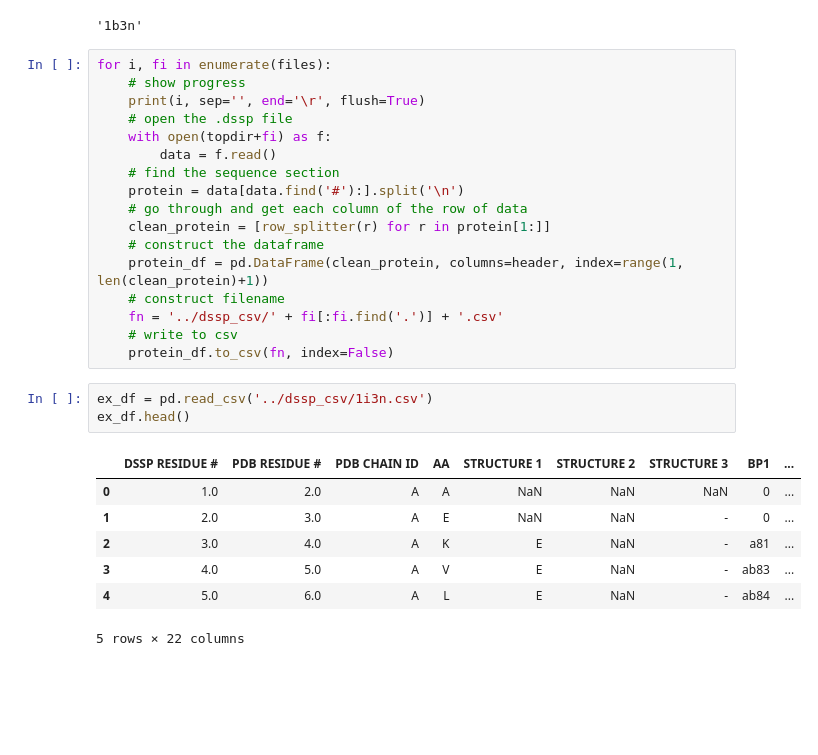
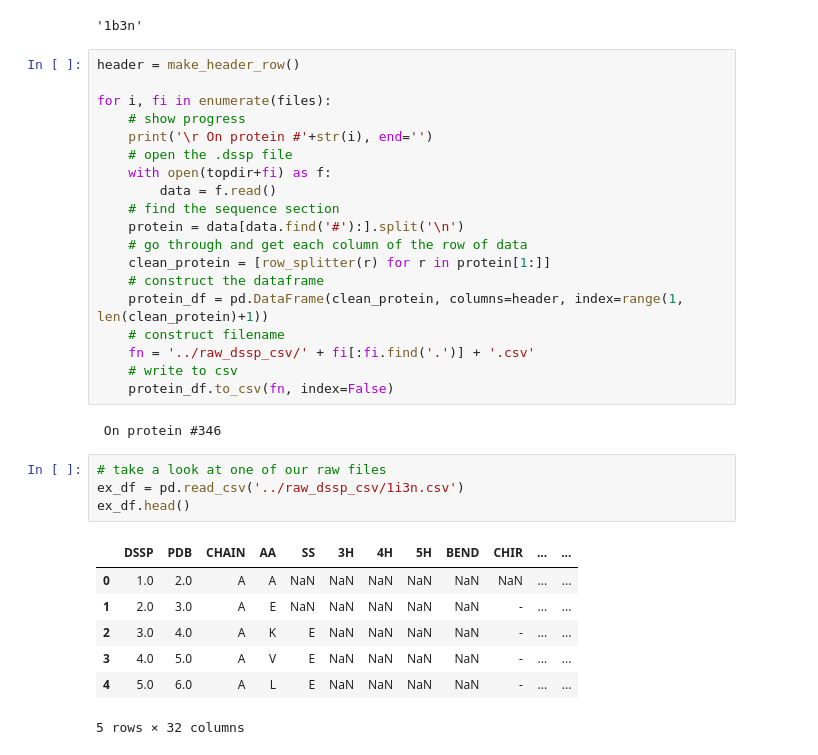
Before and after one commit to lucasramadan/Protein_Prediction, a Jupyter notebook: Data_Processing/DSSP_to_CSV.ipynb, the cells around one changed output. Cells and saved outputs as stored; diff of their text form; blank space fills up the shorter version.

Commit message:
added dssp conversion, cleaning and positional construction

```diff
--- a/Data_Processing/DSSP_to_CSV.ipynb
+++ b/Data_Processing/DSSP_to_CSV.ipynb
@@ -217,9 +226,11 @@ files[1][:files[0].find('.')]
 # %% [output]
 '1b3n'
 # %%
+header = make_header_row()
+
 for i, fi in enumerate(files):
     # show progress
-    print(i, sep='', end='\r', flush=True)
+    print('\r On protein #'+str(i), end='')
     # open the .dssp file
     with open(topdir+fi) as f:
         data = f.read()
@@ -230,17 +241,20 @@ for i, fi in enumerate(files):
     # construct the dataframe
     protein_df = pd.DataFrame(clean_protein, columns=header, index=range(1, len(clean_protein)+1))
     # construct filename
-    fn = '../dssp_csv/' + fi[:fi.find('.')] + '.csv'
+    fn = '../raw_dssp_csv/' + fi[:fi.find('.')] + '.csv'
     # write to csv
     protein_df.to_csv(fn, index=False)
+# %% [output]
+ On protein #346
 # %%
-ex_df = pd.read_csv('../dssp_csv/1i3n.csv')
+# take a look at one of our raw files
+ex_df = pd.read_csv('../raw_dssp_csv/1i3n.csv')
 ex_df.head()
 # %% [output]
-|  | DSSP RESIDUE # | PDB RESIDUE # | PDB CHAIN ID | AA | STRUCTURE 1 | STRUCTURE 2 | STRUCTURE 3 | BP1 | ... |
-| 0 | 1.0 | 2.0 | A | A | NaN | NaN | NaN | 0 | ... |
-| 1 | 2.0 | 3.0 | A | E | NaN | NaN | - | 0 | ... |
-| 2 | 3.0 | 4.0 | A | K | E | NaN | - | a81 | ... |
-| 3 | 4.0 | 5.0 | A | V | E | NaN | - | ab83 | ... |
-| 4 | 5.0 | 6.0 | A | L | E | NaN | - | ab84 | ... |
+|  | DSSP | PDB | CHAIN | AA | SS | 3H | 4H | 5H | BEND | CHIR | ... | ... |
+| 0 | 1.0 | 2.0 | A | A | NaN | NaN | NaN | NaN | NaN | NaN | ... | ... |
+| 1 | 2.0 | 3.0 | A | E | NaN | NaN | NaN | NaN | NaN | - | ... | ... |
+| 2 | 3.0 | 4.0 | A | K | E | NaN | NaN | NaN | NaN | - | ... | ... |
+| 3 | 4.0 | 5.0 | A | V | E | NaN | NaN | NaN | NaN | - | ... | ... |
+| 4 | 5.0 | 6.0 | A | L | E | NaN | NaN | NaN | NaN | - | ... | ... |
-5 rows × 22 columns
+5 rows × 32 columns
```
Also changed, not shown: parts of 10 cells of this notebook, 4 other files.
